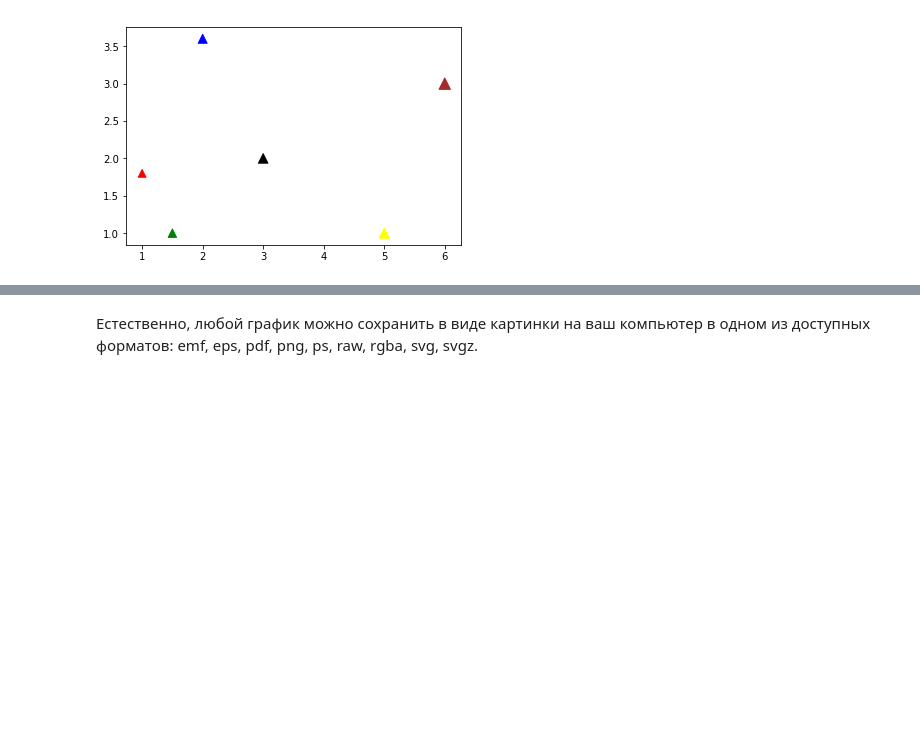
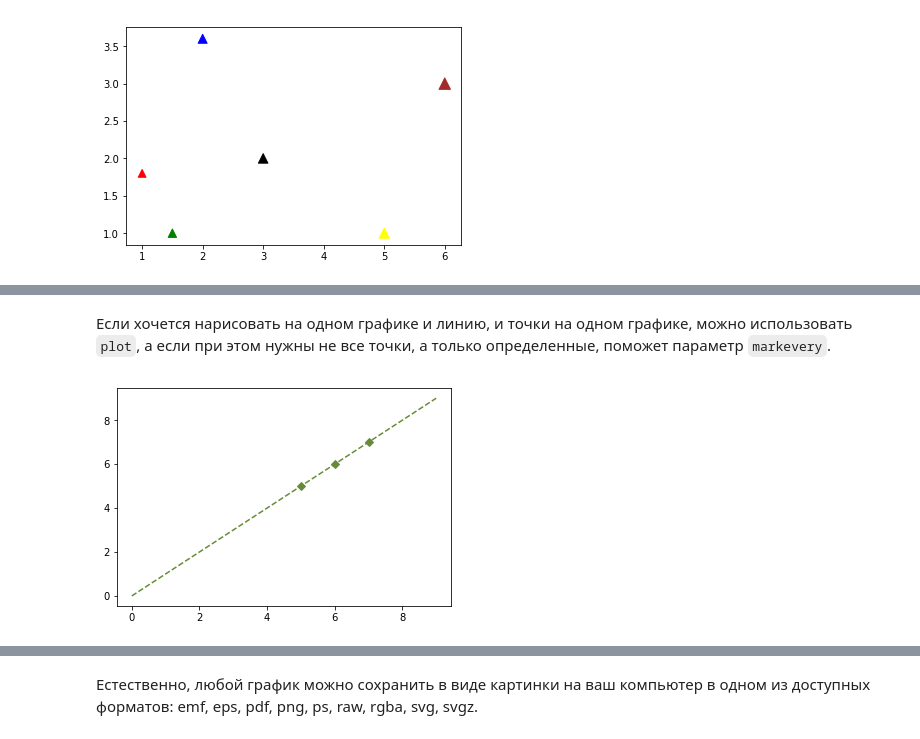
Before and after one commit to ancatmara/learnpython2017, a Jupyter notebook: Семинары/13 Семинар - Matplotlib.ipynb, the cells around one changed output, grey strips where cells are left out. Drawn from its saved outputs; the diff is of its cells as text; code cells hidden in the pictures; blank space fills up the shorter version.

```diff
--- a/Семинары/13 Семинар - Matplotlib.ipynb
+++ b/Семинары/13 Семинар - Matplotlib.ipynb
@@ -73,0 +123,7 @@ plt.show()
+# %% [markdown]
+Если хочется нарисовать на одном графике и линию, и точки на одном графике, можно использовать `plot`, а если при этом нужны не все точки, а только определенные, поможет параметр `markevery`.
+# %%
+plt.plot(range(10), linestyle='--', marker='D', c='xkcd:moss green', markevery=[5, 6,7])
+plt.show()
+# %% [output]
+[figure, added]
```
Also changed, not shown: parts of 14 cells of this notebook, 3 other files.
